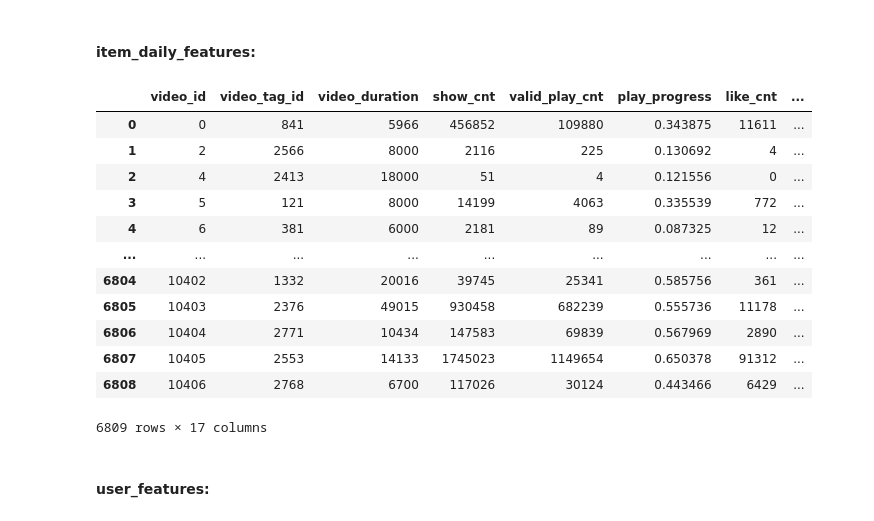
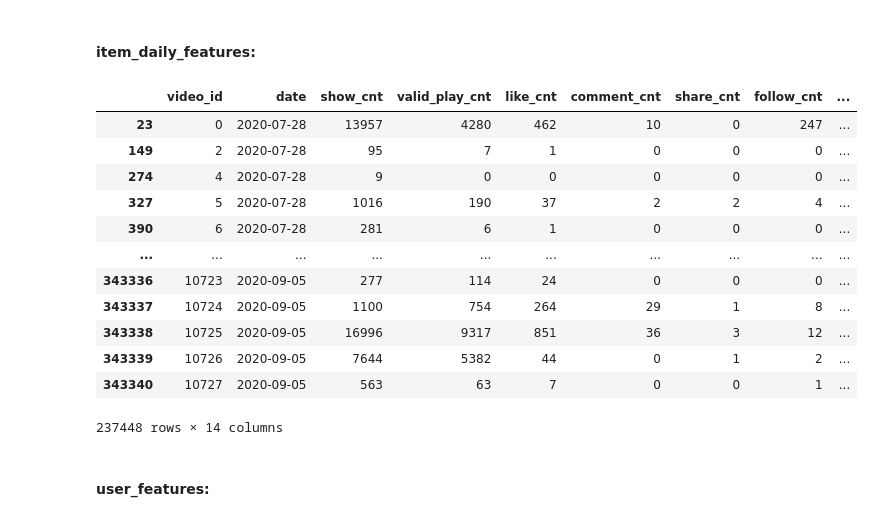
Before and after one commit to PamplemousseCru/FinalProject_2025_Matthias_Laithier, a Jupyter notebook: 01_data_preprocess.ipynb, the cells around one changed output. Drawn from its saved outputs; the diff is of its cells as text; code cells hidden in the pictures.

Commit message:
clean: 01

```diff
--- a/01_data_preprocess.ipynb
+++ b/01_data_preprocess.ipynb
@@ -185,53 +183,28 @@ item_categories_cleaned
 # %%
 item_daily_features_cleaned = item_daily_features.copy()
 item_daily_features_cleaned = item_daily_features_cleaned[item_daily_features_cleaned["visible_status"] == "public"]
 item_daily_features_cleaned = item_daily_features_cleaned[item_daily_features_cleaned["video_type"] == "NORMAL"]
-item_daily_features_cleaned["date"] = pd.to_datetime(item_daily_features_cleaned["date"].astype(str), format="%Y%m%d", errors="coerce")
-
-def golden_item_daily_features(df: pd.DataFrame) -> pd.DataFrame:
-    useful_cols = ["video_id", "video_tag_id", "video_duration", "show_cnt", "valid_play_cnt", "play_progress","like_cnt", "comment_cnt", "share_cnt", "follow_cnt", "collect_cnt", "download_cnt"]
-    useful_cols += ["cancel_like_cnt", "delete_comment_cnt", "cancel_follow_cnt", "cancel_collect_cnt", "date"]
-    df = df[useful_cols]
-    df = df.groupby("video_id").agg({
-        "video_tag_id" : lambda x : x.iloc[0],
-        "video_duration" : lambda x : int(x.iloc[0]),
-        "show_cnt" : "sum",
-        "valid_play_cnt" : "sum",
-        "play_progress" : "mean",
-        "like_cnt" : "sum",
-        "comment_cnt" : "sum",
-        "share_cnt" : "sum",
-        "follow_cnt" : "sum",
-        "collect_cnt" : lambda x : int(x.sum()),
-        "download_cnt" : "sum",
-        ###########################
-        # TEST
-        ###########################
-        "cancel_like_cnt" : "sum",
-        "delete_comment_cnt" : "sum",
-        "cancel_follow_cnt" : "sum",
-        "cancel_collect_cnt" : "sum",
-        "date" : "first"
-    }).reset_index()
-    return df
-
-train_item_daily_features = golden_item_daily_features(item_daily_features_cleaned[item_daily_features_cleaned["date"] < train_test_dates[1]])
-test_item_daily_features = golden_item_daily_features(item_daily_features_cleaned[item_daily_features_cleaned["date"] >= train_test_dates[1]])
-train_item_daily_features
+item_daily_features_cleaned["date"] = pd.to_datetime(item_daily_features_cleaned["date"].astype(str), errors="coerce")
+stats_cols = ["show_cnt", "valid_play_cnt", "like_cnt", "comment_cnt", "share_cnt", "follow_cnt", "collect_cnt", "download_cnt", "cancel_like_cnt", "delete_comment_cnt", "cancel_follow_cnt", "cancel_collect_cnt"]
+useful_cols = ["video_id", "date"] + stats_cols
+item_daily_features_cleaned = item_daily_features_cleaned[useful_cols]
+item_daily_features_cleaned = item_daily_features_cleaned.sort_values(["date", "video_id"])
+item_daily_features_cleaned[stats_cols] = item_daily_features_cleaned.groupby("video_id")[stats_cols].cumsum()
+item_daily_features_cleaned
 # %% [output]
-|  | video_id | video_tag_id | video_duration | show_cnt | valid_play_cnt | play_progress | like_cnt | ... |
-| 0 | 0 | 841 | 5966 | 456852 | 109880 | 0.343875 | 11611 | ... |
-| 1 | 2 | 2566 | 8000 | 2116 | 225 | 0.130692 | 4 | ... |
-| 2 | 4 | 2413 | 18000 | 51 | 4 | 0.121556 | 0 | ... |
-| 3 | 5 | 121 | 8000 | 14199 | 4063 | 0.335539 | 772 | ... |
-| 4 | 6 | 381 | 6000 | 2181 | 89 | 0.087325 | 12 | ... |
-| ... | ... | ... | ... | ... | ... | ... | ... | ... |
-| 6804 | 10402 | 1332 | 20016 | 39745 | 25341 | 0.585756 | 361 | ... |
-| 6805 | 10403 | 2376 | 49015 | 930458 | 682239 | 0.555736 | 11178 | ... |
-| 6806 | 10404 | 2771 | 10434 | 147583 | 69839 | 0.567969 | 2890 | ... |
-| 6807 | 10405 | 2553 | 14133 | 1745023 | 1149654 | 0.650378 | 91312 | ... |
-| 6808 | 10406 | 2768 | 6700 | 117026 | 30124 | 0.443466 | 6429 | ... |
+|  | video_id | date | show_cnt | valid_play_cnt | like_cnt | comment_cnt | share_cnt | follow_cnt | ... |
+| 23 | 0 | 2020-07-28 | 13957 | 4280 | 462 | 10 | 0 | 247 | ... |
+| 149 | 2 | 2020-07-28 | 95 | 7 | 1 | 0 | 0 | 0 | ... |
+| 274 | 4 | 2020-07-28 | 9 | 0 | 0 | 0 | 0 | 0 | ... |
+| 327 | 5 | 2020-07-28 | 1016 | 190 | 37 | 2 | 2 | 4 | ... |
+| 390 | 6 | 2020-07-28 | 281 | 6 | 1 | 0 | 0 | 0 | ... |
+| ... | ... | ... | ... | ... | ... | ... | ... | ... | ... |
+| 343336 | 10723 | 2020-09-05 | 277 | 114 | 24 | 0 | 0 | 0 | ... |
+| 343337 | 10724 | 2020-09-05 | 1100 | 754 | 264 | 29 | 1 | 8 | ... |
+| 343338 | 10725 | 2020-09-05 | 16996 | 9317 | 851 | 36 | 3 | 12 | ... |
+| 343339 | 10726 | 2020-09-05 | 7644 | 5382 | 44 | 0 | 1 | 2 | ... |
+| 343340 | 10727 | 2020-09-05 | 563 | 63 | 7 | 0 | 0 | 1 | ... |
-6809 rows × 17 columns
+237448 rows × 14 columns
 # %% [markdown]
 #### user_features:
 # %%
```
Also changed, not shown: parts of 9 cells of this notebook.
